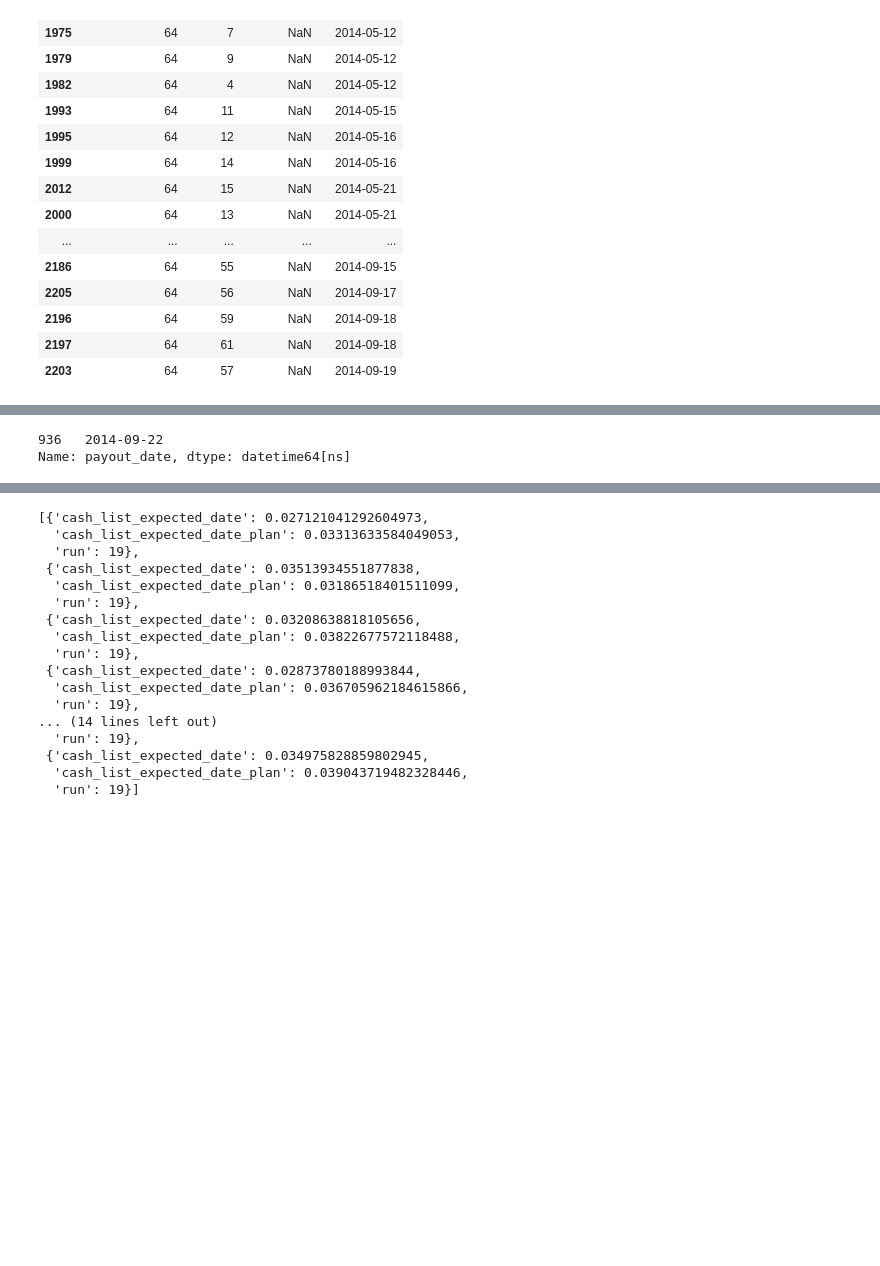
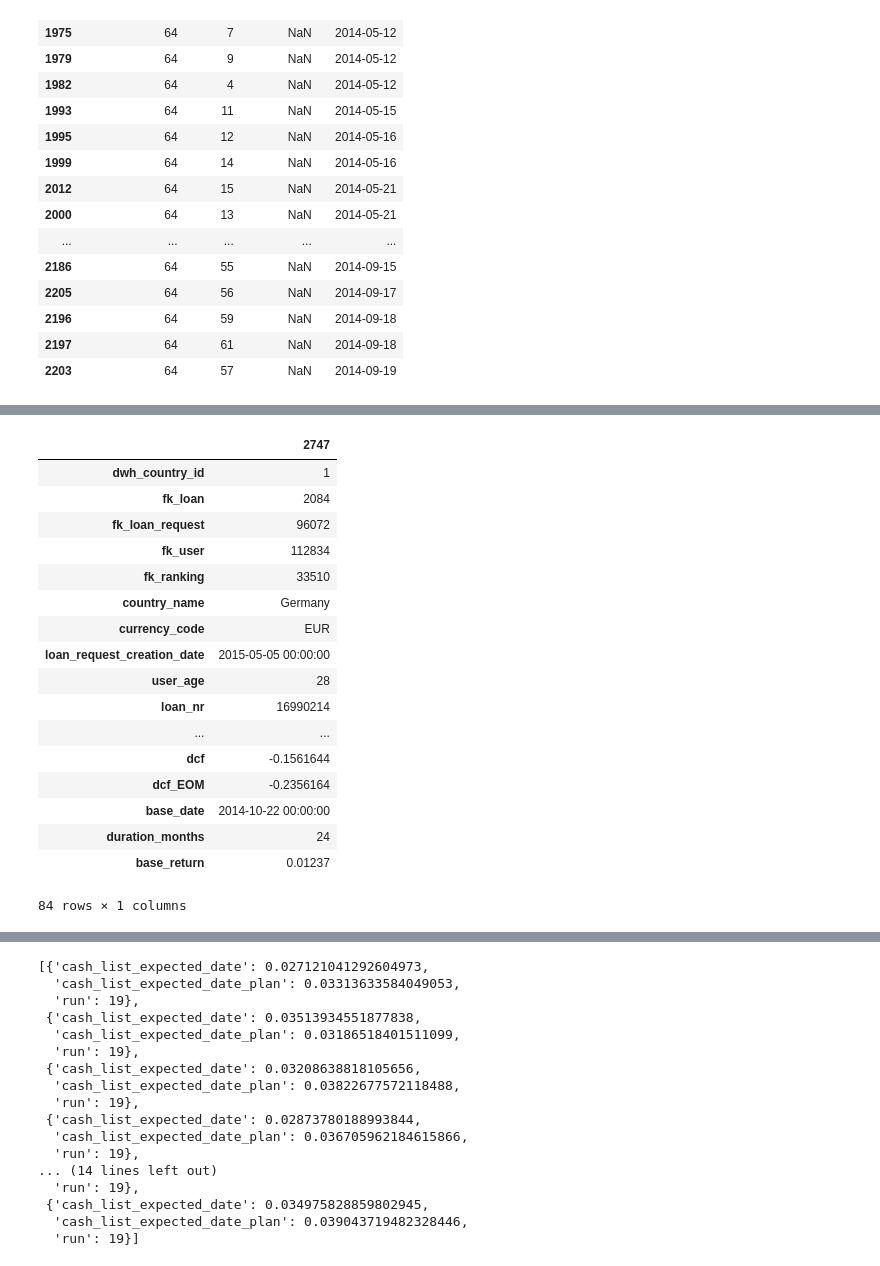
Before and after one commit to seanv507/lendico, a Jupyter notebook: Projects/Returns/src/returns01.ipynb, the cells around one changed output, grey strips where cells are left out. Drawn from its saved outputs; the diff is of its cells as text; code cells hidden in the pictures; blank space fills up the shorter version.

```diff
--- a/Projects/Returns/src/returns01.ipynb
+++ b/Projects/Returns/src/returns01.ipynb
@@ -136,2 +89,0 @@ payment_plans_combined['interval_payback_date']=payment_plans_combined['interval
-# %%
-loans=extend_loans(loans)
@@ -336,5 +189,21 @@ z1
 # %%
-loans[loans.fk_loan==439].payout_date
+loans[loans.fk_loan==2084].T
 # %% [output]
+|  | 2747 |
+| dwh_country_id | 1 |
+| fk_loan | 2084 |
+| fk_loan_request | 96072 |
+| fk_user | 112834 |
+| fk_ranking | 33510 |
+| country_name | Germany |
+| currency_code | EUR |
+| loan_request_creation_date | 2015-05-05 00:00:00 |
+| user_age | 28 |
+| loan_nr | 16990214 |
+| ... | ... |
+| dcf | -0.1561644 |
+| dcf_EOM | -0.2356164 |
+| base_date | 2014-10-22 00:00:00 |
+| duration_months | 24 |
+| base_return | 0.01237 |
-936   2014-09-22
-Name: payout_date, dtype: datetime64[ns]
+84 rows × 1 columns
```
Also changed, not shown: parts of 35 cells of this notebook, 5 other files.
